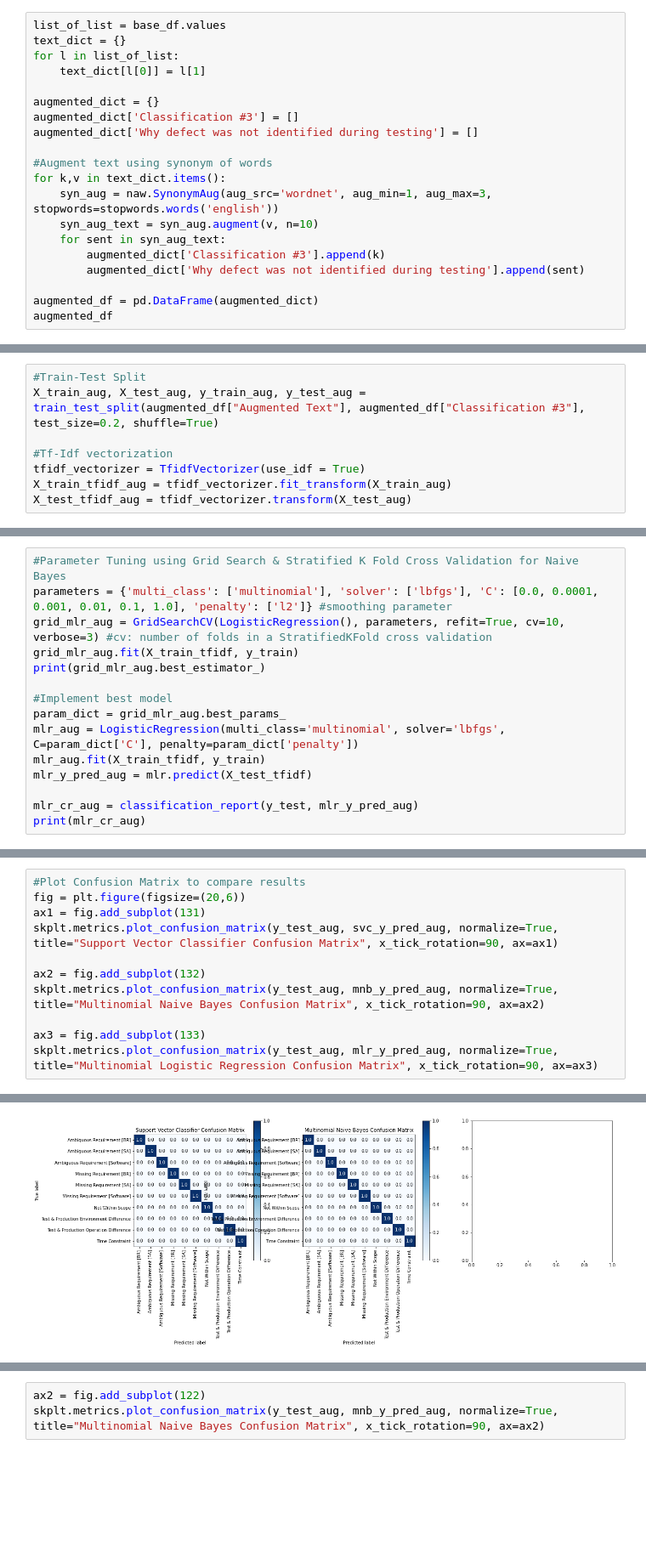
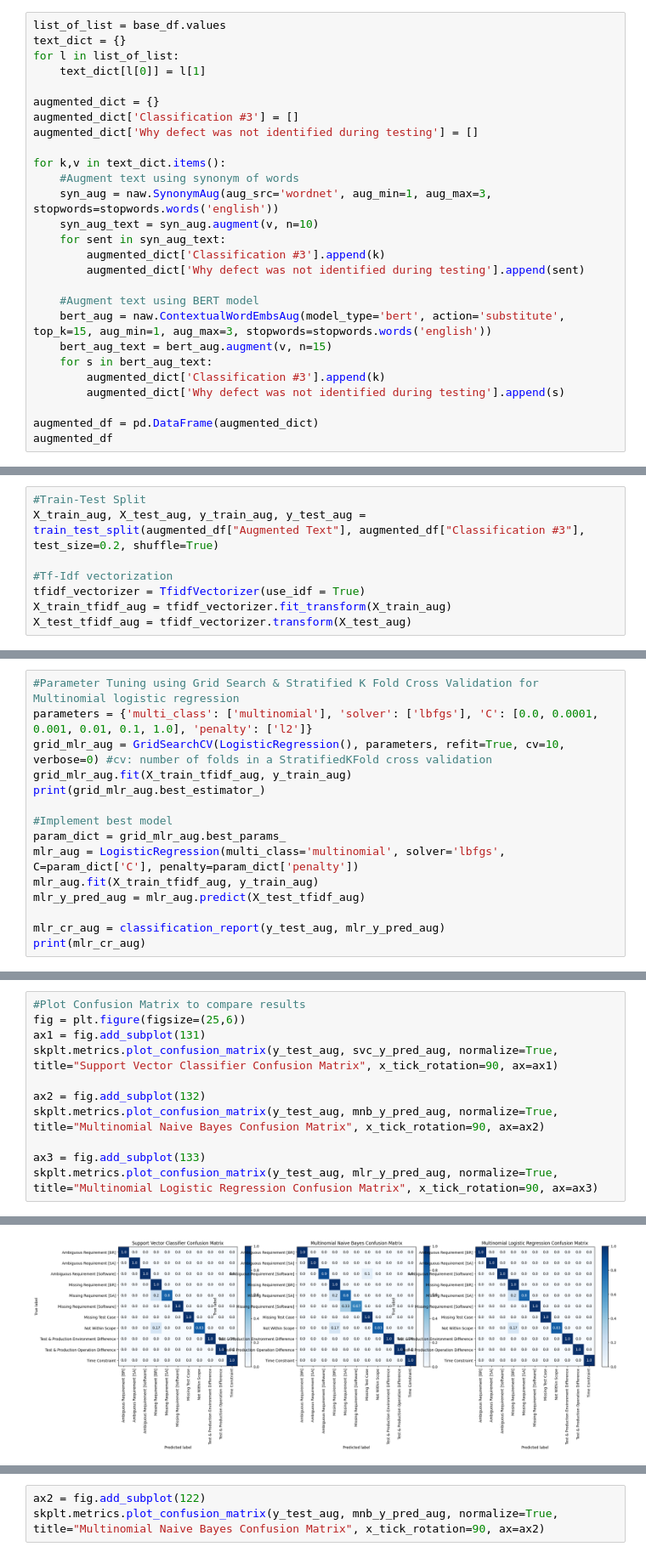
Before and after one commit to malcolmsng/BT4103, a Jupyter notebook: model.ipynb, the cells around one changed output, grey strips where cells are left out. Shown: that part at 85% size. Cells and saved outputs as stored; diff of their text form; blank space fills up the shorter version.

Commit message:
implemented BERT text augmentation, reran models

```diff
--- a/model.ipynb
+++ b/model.ipynb
@@ -623,14 +621,21 @@ augmented_dict = {}
 augmented_dict['Classification #3'] = []
 augmented_dict['Why defect was not identified during testing'] = []
 
-#Augment text using synonym of words
 for k,v in text_dict.items():
+    #Augment text using synonym of words
     syn_aug = naw.SynonymAug(aug_src='wordnet', aug_min=1, aug_max=3, stopwords=stopwords.words('english'))
     syn_aug_text = syn_aug.augment(v, n=10)
     for sent in syn_aug_text:
         augmented_dict['Classification #3'].append(k)
         augmented_dict['Why defect was not identified during testing'].append(sent)
 
+    #Augment text using BERT model
+    bert_aug = naw.ContextualWordEmbsAug(model_type='bert', action='substitute', top_k=15, aug_min=1, aug_max=3, stopwords=stopwords.words('english'))
+    bert_aug_text = bert_aug.augment(v, n=15)
+    for s in bert_aug_text:
+        augmented_dict['Classification #3'].append(k)
+        augmented_dict['Why defect was not identified during testing'].append(s)
+
 augmented_df = pd.DataFrame(augmented_dict)
 augmented_df
 # %% [output]
@@ -737,16 +744,16 @@ Test & Production Environment Difference       1.00      1.00      1.00
 # %%
-#Parameter Tuning using Grid Search & Stratified K Fold Cross Validation for Naive Bayes
-parameters = {'multi_class': ['multinomial'], 'solver': ['lbfgs'], 'C': [0.0, 0.0001, 0.001, 0.01, 0.1, 1.0], 'penalty': ['l2']} #smoothing parameter
-grid_mlr_aug = GridSearchCV(LogisticRegression(), parameters, refit=True, cv=10, verbose=3) #cv: number of folds in a StratifiedKFold cross validation
-grid_mlr_aug.fit(X_train_tfidf, y_train)
+#Parameter Tuning using Grid Search & Stratified K Fold Cross Validation for Multinomial logistic regression
+parameters = {'multi_class': ['multinomial'], 'solver': ['lbfgs'], 'C': [0.0, 0.0001, 0.001, 0.01, 0.1, 1.0], 'penalty': ['l2']}
+grid_mlr_aug = GridSearchCV(LogisticRegression(), parameters, refit=True, cv=10, verbose=0) #cv: number of folds in a StratifiedKFold cross validation
+grid_mlr_aug.fit(X_train_tfidf_aug, y_train_aug)
 print(grid_mlr_aug.best_estimator_)
 
 #Implement best model
 param_dict = grid_mlr_aug.best_params_
 mlr_aug = LogisticRegression(multi_class='multinomial', solver='lbfgs', C=param_dict['C'], penalty=param_dict['penalty'])
-mlr_aug.fit(X_train_tfidf, y_train)
-mlr_y_pred_aug = mlr.predict(X_test_tfidf)
+mlr_aug.fit(X_train_tfidf_aug, y_train_aug)
+mlr_y_pred_aug = mlr_aug.predict(X_test_tfidf_aug)
 
-mlr_cr_aug = classification_report(y_test, mlr_y_pred_aug)
+mlr_cr_aug = classification_report(y_test_aug, mlr_y_pred_aug)
 print(mlr_cr_aug)
 # %% [output]
@@ -804,6 +795,6 @@ ZeroDivisionError: float division by zero
 # %%
 #Plot Confusion Matrix to compare results
-fig = plt.figure(figsize=(20,6))
+fig = plt.figure(figsize=(25,6))
 ax1 = fig.add_subplot(131)
 skplt.metrics.plot_confusion_matrix(y_test_aug, svc_y_pred_aug, normalize=True, title="Support Vector Classifier Confusion Matrix", x_tick_rotation=90, ax=ax1)
 
@@ -817 +808 @@ ValueError: Found input variables with inconsistent numbers of samples: [22, 49]
-[figure, old version]
+[figure, new version]
```
Also changed, not shown: parts of 9 cells of this notebook.
